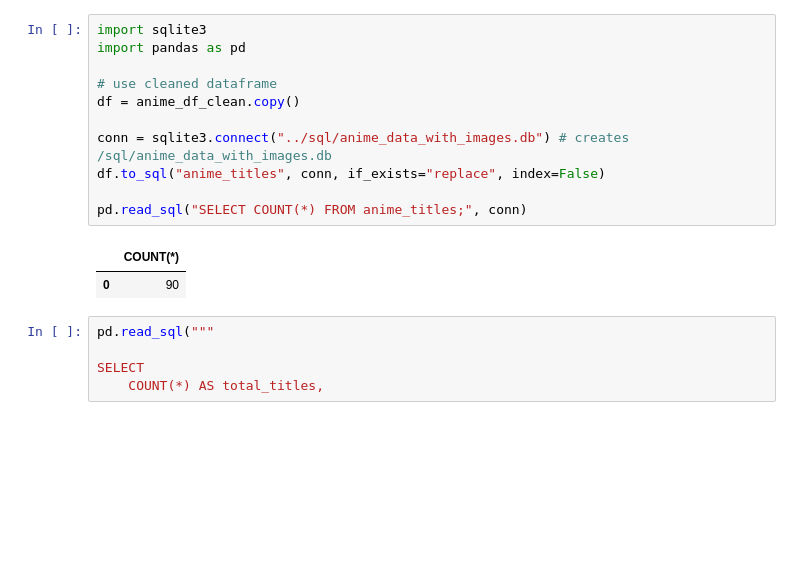
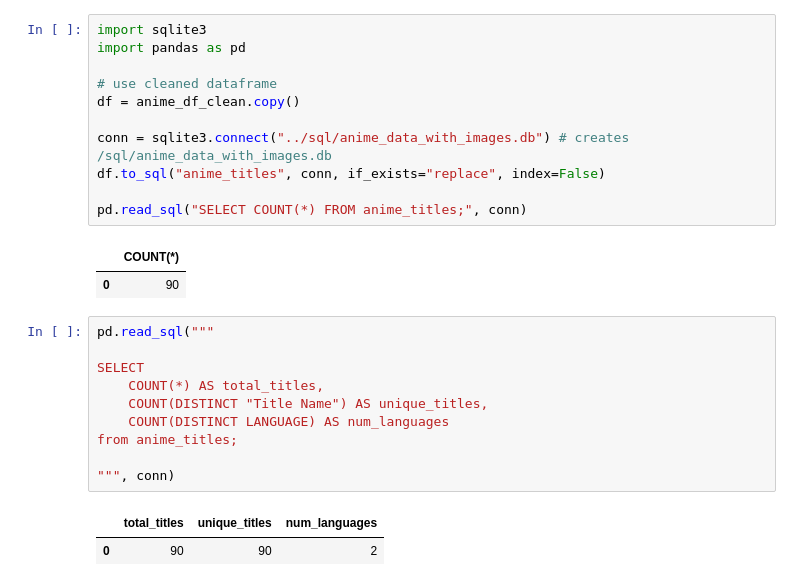
Before and after one commit to charithamoka/netflix-anime-project, a Jupyter notebook: notebooks/netflix_anime_eda.ipynb, the cells around one changed output. Saved outputs shown, nothing was run; the diff lists cells and outputs as text; blank space fills up the shorter version.

```diff
--- a/notebooks/netflix_anime_eda.ipynb
+++ b/notebooks/netflix_anime_eda.ipynb
@@ -376,5 +376,13 @@ pd.read_sql("SELECT COUNT(*) FROM anime_titles;", conn)
 # %%
 pd.read_sql("""
 
 SELECT
     COUNT(*) AS total_titles,
+    COUNT(DISTINCT "Title Name") AS unique_titles,
+    COUNT(DISTINCT LANGUAGE) AS num_languages
+from anime_titles;
+
+""", conn)
+# %% [output]
+|  | total_titles | unique_titles | num_languages |
+| 0 | 90 | 90 | 2 |
```
Also changed, not shown: parts of 5 cells of this notebook.
